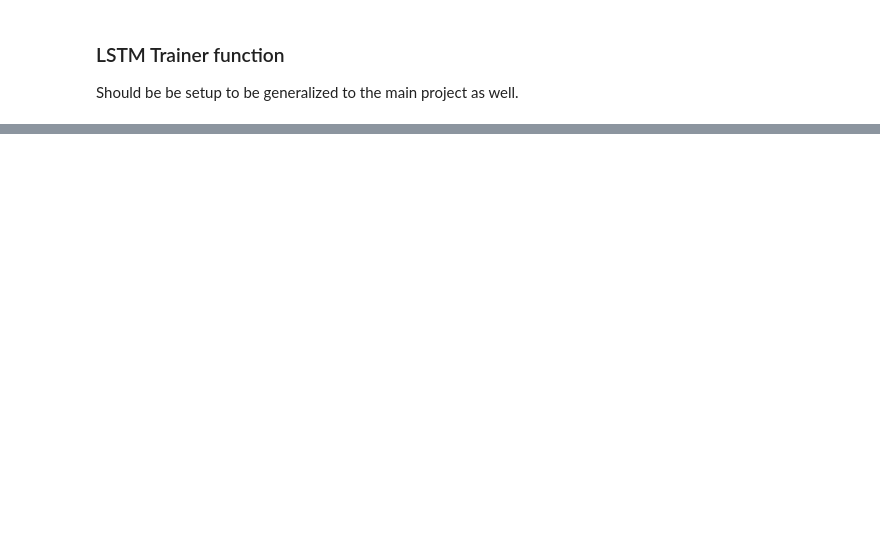
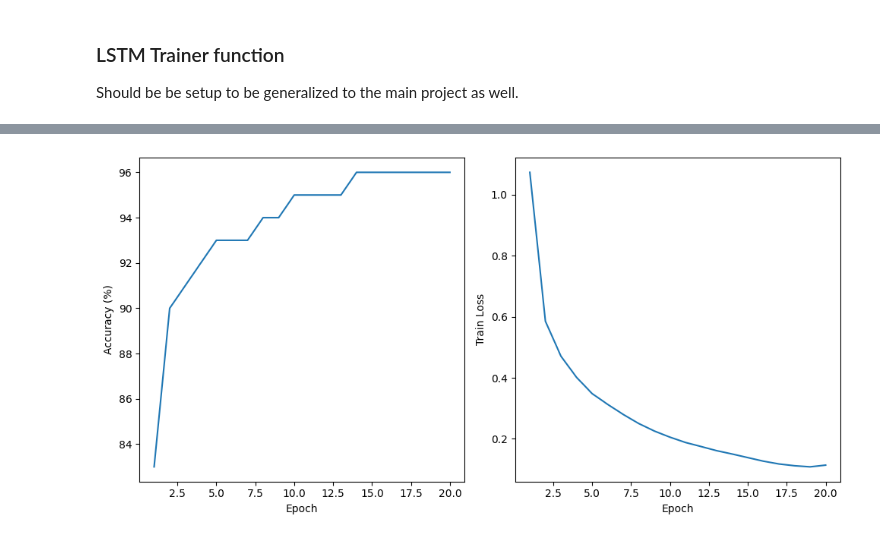
Before and after one commit to Andrew-Gautier/Juliet, a Jupyter notebook: Juliet_NLP_test.ipynb, the cells around one changed output, grey strips where cells are left out. Cells and saved outputs as stored; diff of their text form; code cells hidden in the pictures; blank space fills up the shorter version.

```diff
--- a/Juliet_NLP_test.ipynb
+++ b/Juliet_NLP_test.ipynb
@@ -411,0 +433,67 @@ Juliet, history = train_seq2seq(Juliet, train_data, val_data, num_train, num_val
+# %%
+import re
+text = """
+Accuracy: 83 %
+Epoch: 1, Train Loss: 1.0735950461030006
+Accuracy: 90 %
+Epoch: 2, Train Loss: 0.5855319115519524
+Accuracy: 91 %
+Epoch: 3, Train Loss: 0.4707811664044857
+Accuracy: 92 %
+Epoch: 4, Train Loss: 0.4016519380360842
+Accuracy: 93 %
+Epoch: 5, Train Loss: 0.3483847942203283
+Accuracy: 93 %
+Epoch: 6, Train Loss: 0.313021829649806
+Accuracy: 93 %
+Epoch: 7, Train Loss: 0.2800120496749878
+Accuracy: 94 %
+Epoch: 8, Train Loss: 0.2500889671221376
+Accuracy: 94 %
+Epoch: 9, Train Loss: 0.2256576169654727
+Accuracy: 95 %
+Epoch: 10, Train Loss: 0.20552019335329533
+Accuracy: 95 %
+Epoch: 11, Train Loss: 0.18811588387936354
+Accuracy: 95 %
+Epoch: 12, Train Loss: 0.17490551432594656
+Accuracy: 95 %
+Epoch: 13, Train Loss: 0.16123942429199814
+Accuracy: 96 %
+Epoch: 14, Train Loss: 0.15026511447504162
+Accuracy: 96 %
+Epoch: 15, Train Loss: 0.13859382396563888
+Accuracy: 96 %
+Epoch: 16, Train Loss: 0.12692618975415826
+Accuracy: 96 %
+Epoch: 17, Train Loss: 0.11766131354495883
+Accuracy: 96 %
+Epoch: 18, Train Loss: 0.11186457687988877
+Accuracy: 96 %
+Epoch: 19, Train Loss: 0.10826069012284278
+Accuracy: 96 %
+Epoch: 20, Train Loss: 0.11390107572078705
+
+"""
+
+# Extract accuracy and loss values
+accuracy = [int(s[10:-2]) for s in re.findall(r'Accuracy: \d+ %', text)]
+loss = [float(s.split(': ')[-1]) for s in re.findall(r'Epoch: \d+, Train Loss: \d+\.\d+', text)]
+
+# Plot accuracy
+plt.figure(figsize=(10, 5))
+plt.subplot(1, 2, 1)
+plt.plot(range(1, len(accuracy) + 1), accuracy)
+plt.xlabel('Epoch')
+plt.ylabel('Accuracy (%)')
+
+# Plot loss
+plt.subplot(1, 2, 2)
+plt.plot(range(1, len(loss) + 1), loss)
+plt.xlabel('Epoch')
+plt.ylabel('Train Loss')
+
+plt.tight_layout()
+plt.show()
+# %% [output]
+[figure, added]
```
Also changed, not shown: parts of 21 cells of this notebook, 2 other files.
